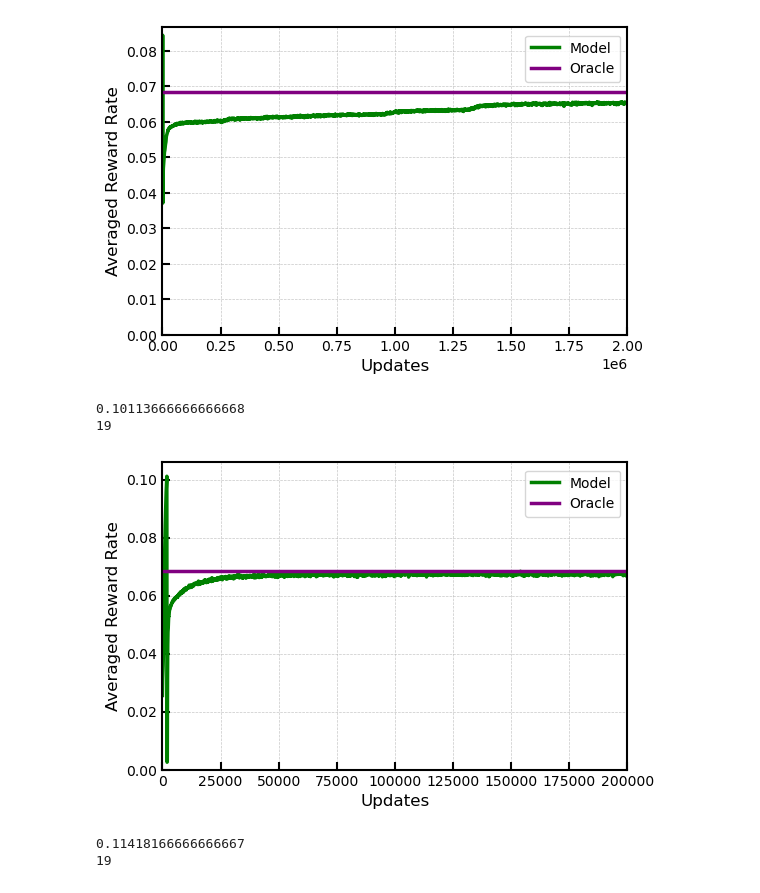
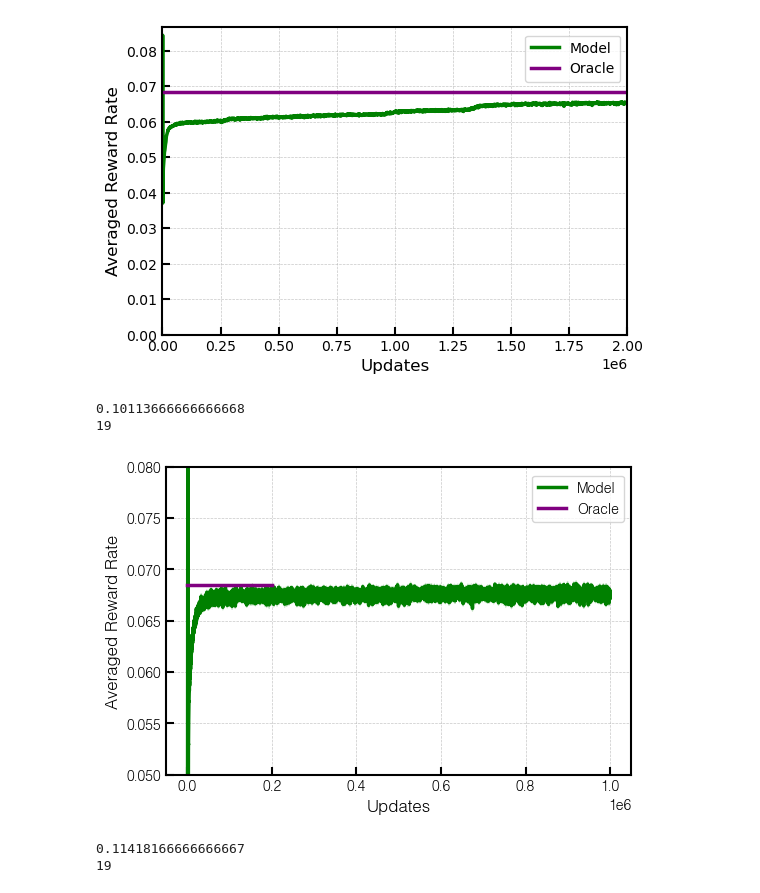
Before and after one commit to davidgbe/favorably_connected, a Jupyter notebook: code/notebooks/learning_baseline_exp_stoch_rewards.ipynb, the cells around one changed output. Cells and saved outputs as stored; diff of their text form; code cells hidden in the pictures.

```diff
--- a/code/notebooks/learning_baseline_exp_stoch_rewards.ipynb
+++ b/code/notebooks/learning_baseline_exp_stoch_rewards.ipynb
@@ -205,36 +205,36 @@ axs.plot(
     label='Oracle',
 )
 
 # Adjust axes limits
-axs.set_xlim(0, 0.2e6)
-axs.set_ylim(0)
+# axs.set_xlim(0, 0.2e6)
+axs.set_ylim(0.05, 0.08)
 
 # Add labels and titles
 axs.set_ylabel('Averaged Reward Rate', fontsize=12)
 axs.set_xlabel('Updates', fontsize=12)
 
 # Customize tick parameters
 axs.tick_params(axis='both', direction='in', length=6, width=1.5, labelsize=10)
 
 # Thicken the axes lines
 axs.spines['top'].set_linewidth(1.5)
 axs.spines['right'].set_linewidth(1.5)
 axs.spines['bottom'].set_linewidth(1.5)
 axs.spines['left'].set_linewidth(1.5)
 
 # Add grid for better readability
 axs.grid(visible=True, which='both', linestyle='--', linewidth=0.5, alpha=0.7)
 
 # Add legend
 fig.legend(bbox_to_anchor=(0.9, 0.875), fontsize=10)
 
 # Print stats
 print(np.mean(reduced_data.T, axis=1).max())
 print(np.mean(reduced_data.T, axis=1).argmax())
 # %% [output]
 0.10113666666666668
 19
-[figure, old version]
+[figure, new version]
 # %%
 scale = 1
 fig, axs = plt.subplots(1, 1, figsize=(6 * scale, 4 * scale))
```
Also changed, not shown: parts of 1 cell of this notebook, 1 other file.
